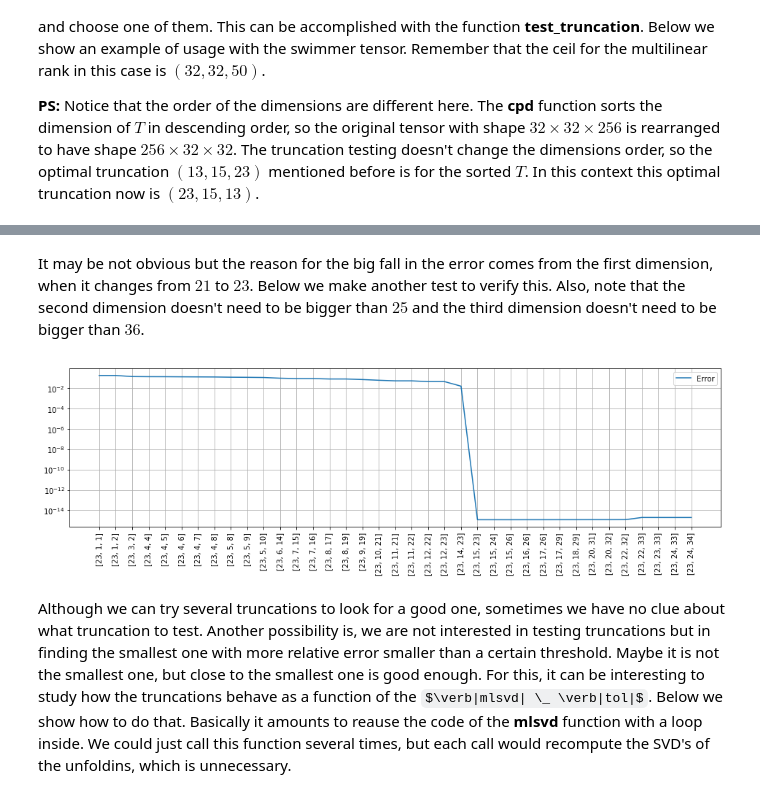
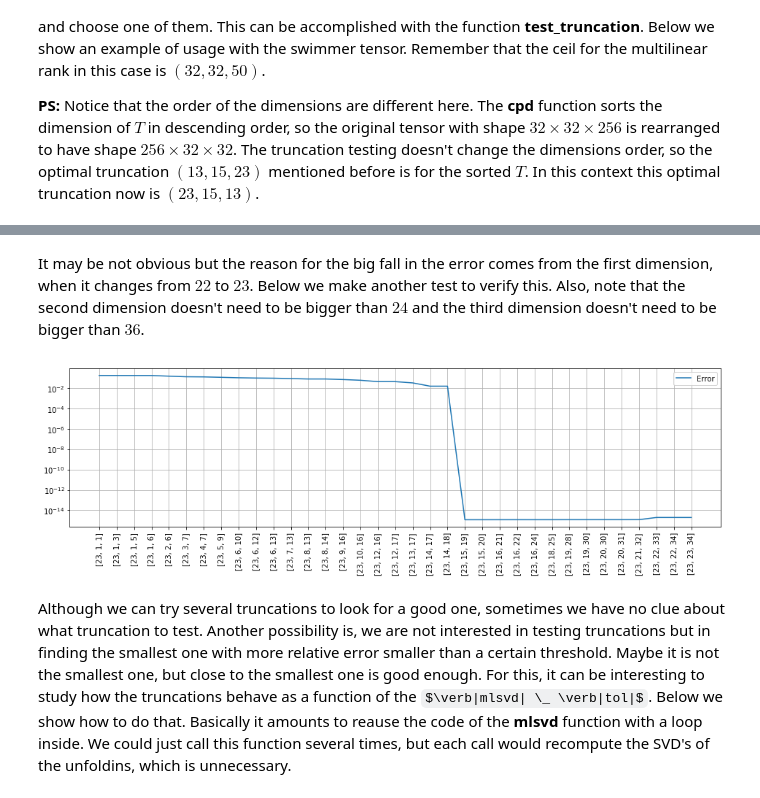
Before and after one commit to felipebottega/Tensor-Fox, a Jupyter notebook: tutorial/8-controlling_the_mlsvd_truncation.ipynb, the cells around one changed output, grey strips where cells are left out. Cells and saved outputs as stored; diff of their text form; code cells hidden in the pictures; some formulas as TeX source.

```diff
--- a/tutorial/8-controlling_the_mlsvd_truncation.ipynb
+++ b/tutorial/8-controlling_the_mlsvd_truncation.ipynb
@@ -78,33 +78,33 @@ plt.show()
 # %% [markdown]
-It may be not obvious but the reason for the big fall in the error comes from the first dimension, when it changes from $21$ to $23$. Below we make another test to verify this. Also, note that the second dimension doesn't need to be bigger than $25$ and the third dimension doesn't need to be bigger than $36$.
+It may be not obvious but the reason for the big fall in the error comes from the first dimension, when it changes from $22$ to $23$. Below we make another test to verify this. Also, note that the second dimension doesn't need to be bigger than $24$ and the third dimension doesn't need to be bigger than $36$.
 # %%
 # List random of truncations in ascending order.
 N = 50
-R2_max, R3_max = 25, 36
+R2_max, R3_max = 24, 36
 R1_list = N*[23]
 R1_list = np.sort(R1_list)
 R2_list = np.random.randint(1, R2_max, size=N)
 R2_list = np.sort(R2_list)
 R3_list = np.random.randint(1, R3_max, size=N)
 R3_list = np.sort(R3_list)
 trunc_list = [[R1_list[i], R2_list[i], R3_list[i]] for i in range(N)]
 
 # Start the tests.
 trunc_error = tfx.cmpr.test_truncation(T, R, trunc_list, display=False)
 
 # Now we plot the evolution of the energy and the corresponding errors.
 trunc_str = [str(trunc_list[i]) for i in range(N)]
 
 # Errors
 plt.figure(figsize=[16, 4])
 plt.plot(trunc_str, trunc_error, label='Error')
 plt.yscale('log')
 plt.xticks(rotation=90)
 plt.legend()
 plt.grid()
 plt.show()
 # %% [output]
-[figure, old version]
+[figure, new version]
 # %% [markdown]
 Although we can try several truncations to look for a good one, sometimes we have no clue about what truncation to test. Another possibility is, we are not interested in testing truncations but in finding the smallest one with more relative error smaller than a certain threshold. Maybe it is not the smallest one, but close to the smallest one is good enough. For this, it can be interesting to study how the truncations behave as a function of the $\verb|mlsvd| \_ \verb|tol|$. Below we show how to do that. Basically it amounts to reause the code of the **mlsvd** function with a loop inside. We could just call this function several times, but each call would recompute the SVD's of the unfoldins, which is unnecessary.
 # %%
```
Also changed, not shown: parts of 4 cells of this notebook.
